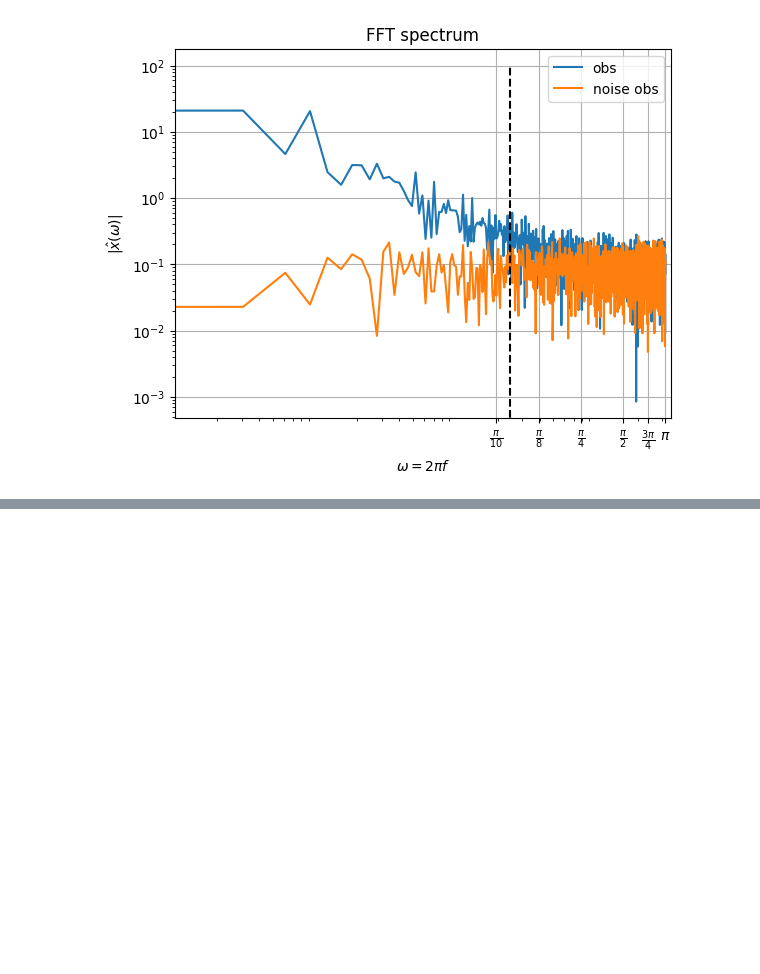
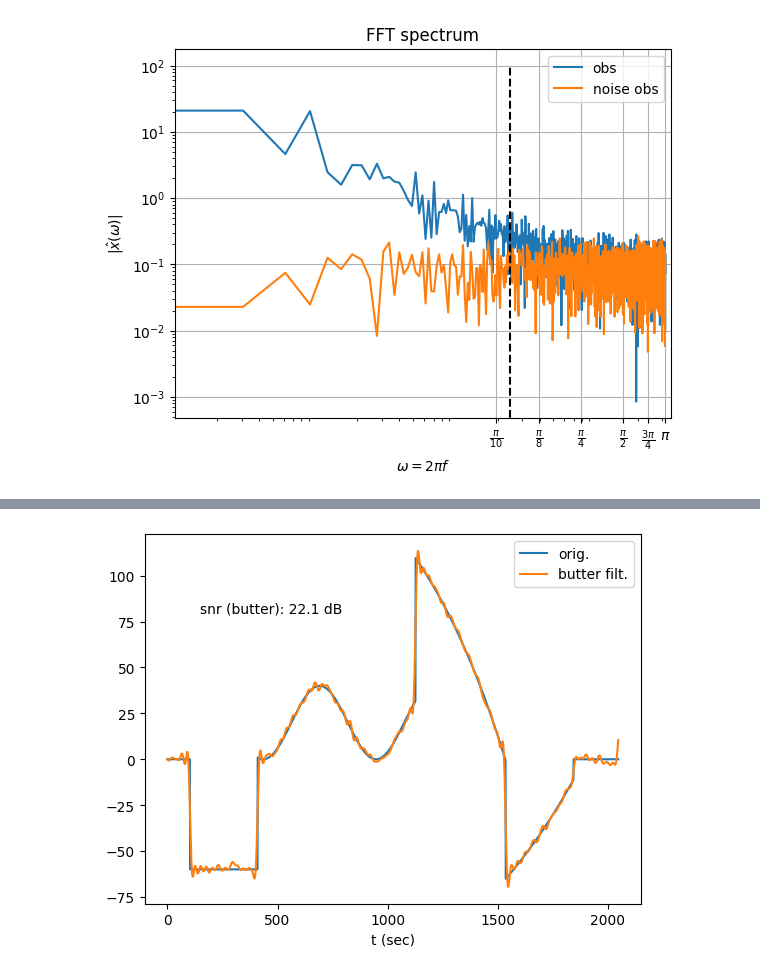
Before and after one commit to jecampagne/cours_mallat_cdf, a Jupyter notebook: cours2024/Wavelet1DDenoising.ipynb, the cells around one changed output, grey strips where cells are left out. Saved outputs shown, nothing was run; the diff lists cells and outputs as text; code cells hidden in the pictures; blank space fills up the shorter version.

```diff
--- a/cours2024/Wavelet1DDenoising.ipynb
+++ b/cours2024/Wavelet1DDenoising.ipynb
@@ -240,0 +245,22 @@ Text(0.5, 0, 't (sec)')
+# %%
+def butter_lowpass(cutoff, fs, order=5):
+    nyq = 0.5 * fs
+    normal_cutoff = cutoff / nyq
+    b,a= butter(order, normal_cutoff, btype='low', analog=False)
+    return b,a
+
+def butter_lowpass_filter(data, cutoff, fs, order=5):
+    b,a = butter_lowpass(cutoff, fs, order=order)
+    y = filtfilt(b,a,data)
+    return y
+
+def bessel_lowpass(cutoff, fs, order=5):
+    nyq = 0.5 * fs
+    normal_cutoff = cutoff / nyq
+    b,a = bessel(order, normal_cutoff, btype='low', analog=False)
+    return b,a
+
+def bessel_lowpass_filter(data, cutoff, fs, order=5):
+    b,a = bessel_lowpass(cutoff, fs, order=order)
+    y = filtfilt(b,a, data)
+    return y
@@ -240,0 +319,11 @@ Text(0.5, 0, 't (sec)')
+# %%
+signal__butter_filt = butter_lowpass_filter(obs, fc, 1/fs, order=order)
+# %%
+plot(xvals,signal,label="orig.")
+plot(xvals,signal__butter_filt, label=f"butter filt.")
+legend()
+#text(150,100,f"snr (bessel): {metric(signal__bessel_filt,signal):.1f} dB");
+text(150,80,f"snr (butter): {metric(signal__butter_filt,signal):.1f} dB");
+xlabel('t (sec)');
+# %% [output]
+[figure, added]
```
Also changed, not shown: parts of 8 cells of this notebook.
